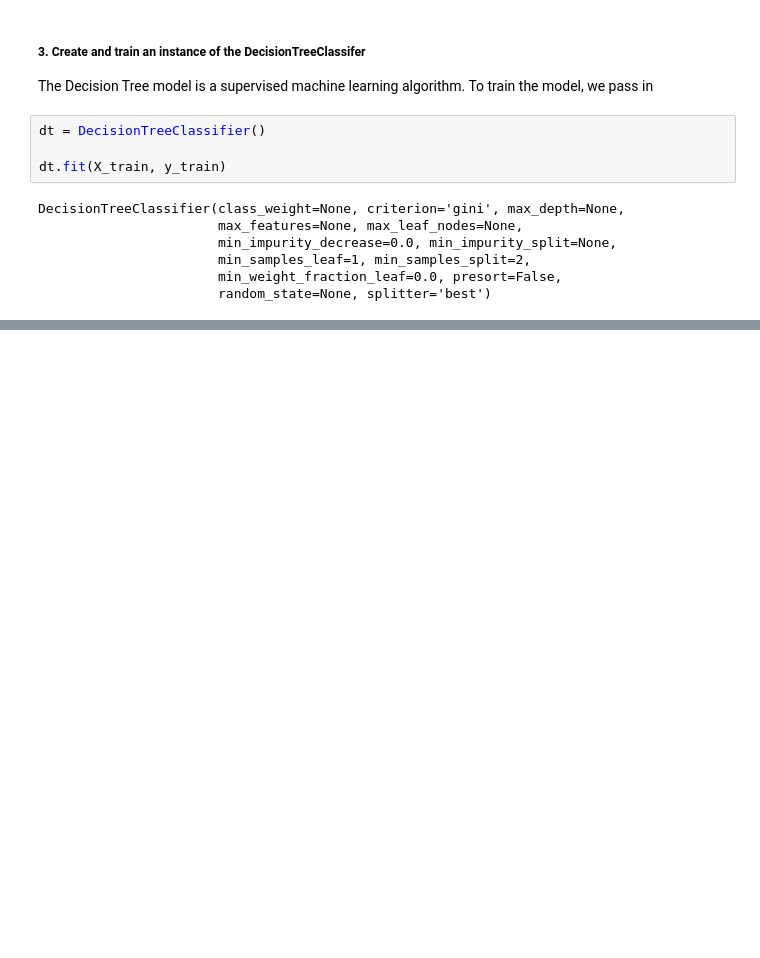
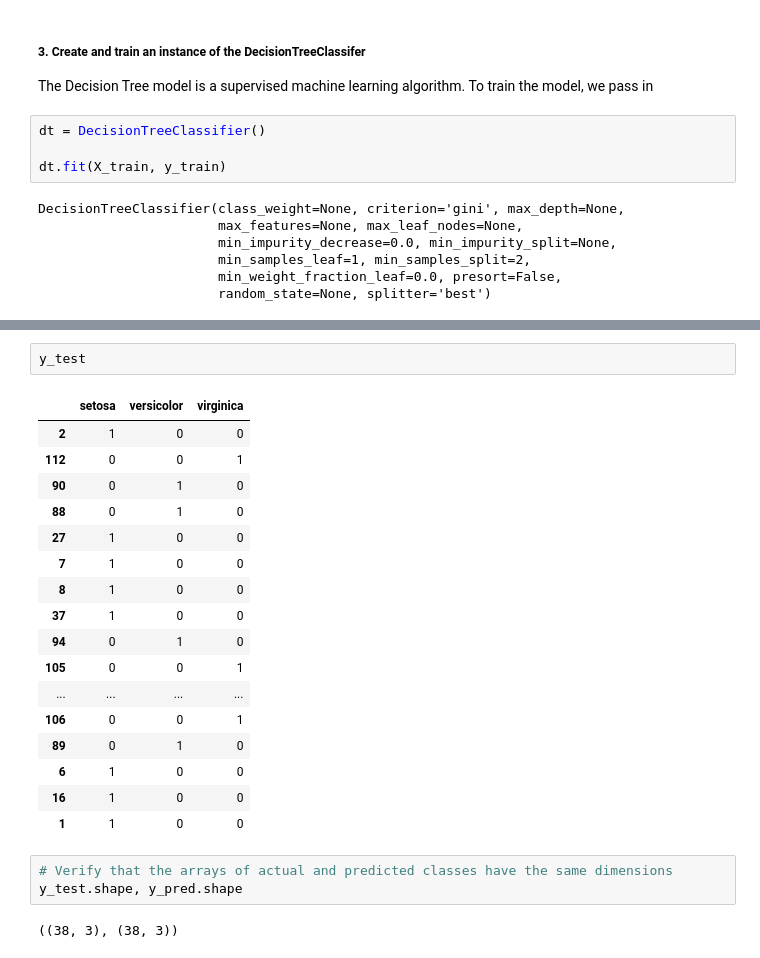
Before and after one commit to hakngrow/dt_rf, a Jupyter notebook: decision_trees_random_forests.ipynb, the cells around one changed output, grey strips where cells are left out. Drawn from its saved outputs; the diff is of its cells as text; blank space fills up the shorter version.

```diff
--- a/decision_trees_random_forests.ipynb
+++ b/decision_trees_random_forests.ipynb
@@ -116,0 +156,25 @@ Image(graph.create_png())
+# %%
+y_test
+# %% [output]
+|  | setosa | versicolor | virginica |
+| 2 | 1 | 0 | 0 |
+| 112 | 0 | 0 | 1 |
+| 90 | 0 | 1 | 0 |
+| 88 | 0 | 1 | 0 |
+| 27 | 1 | 0 | 0 |
+| 7 | 1 | 0 | 0 |
+| 8 | 1 | 0 | 0 |
+| 37 | 1 | 0 | 0 |
+| 94 | 0 | 1 | 0 |
+| 105 | 0 | 0 | 1 |
+| ... | ... | ... | ... |
+| 106 | 0 | 0 | 1 |
+| 89 | 0 | 1 | 0 |
+| 6 | 1 | 0 | 0 |
+| 16 | 1 | 0 | 0 |
+| 1 | 1 | 0 | 0 |
+# %%
+# Verify that the arrays of actual and predicted classes have the same dimensions
+y_test.shape, y_pred.shape
+# %% [output]
+((38, 3), (38, 3))
```
Also changed, not shown: parts of 13 cells of this notebook.
